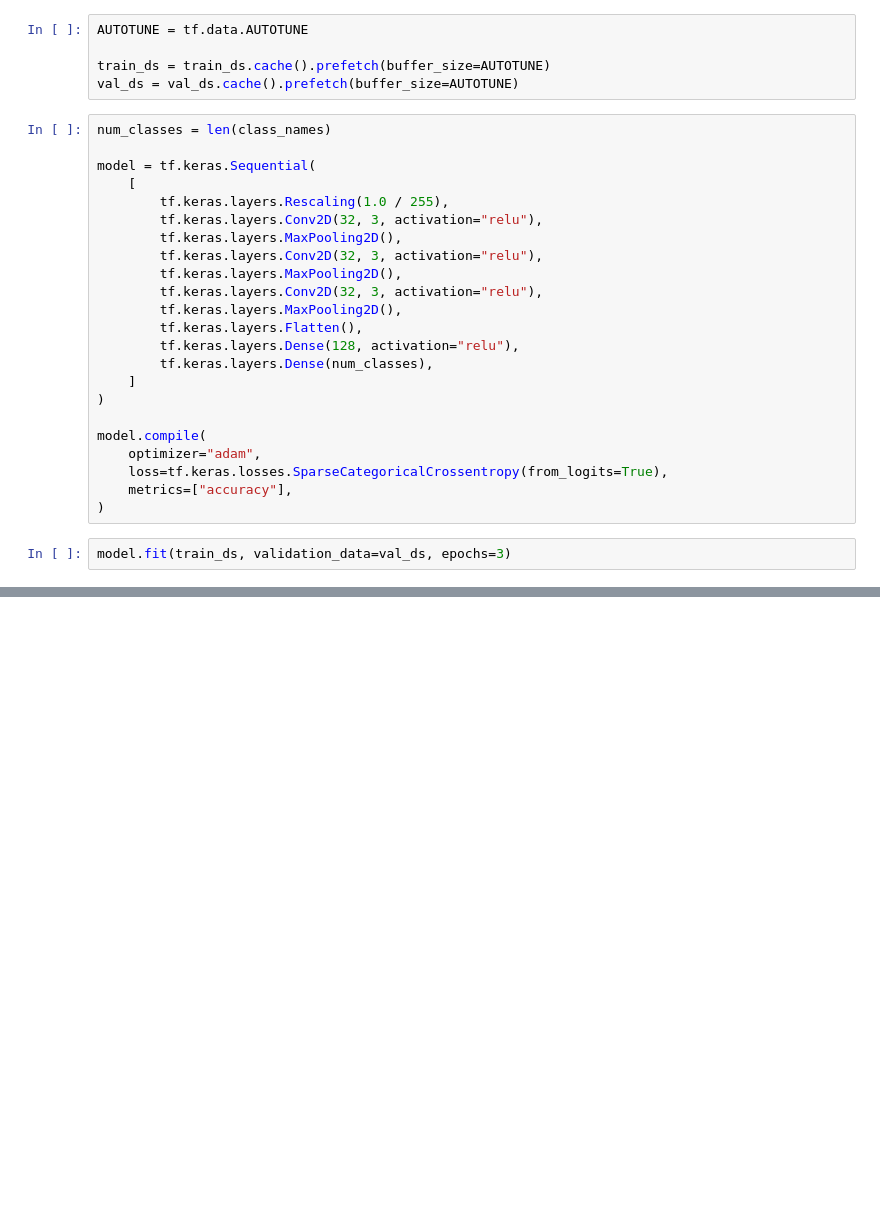
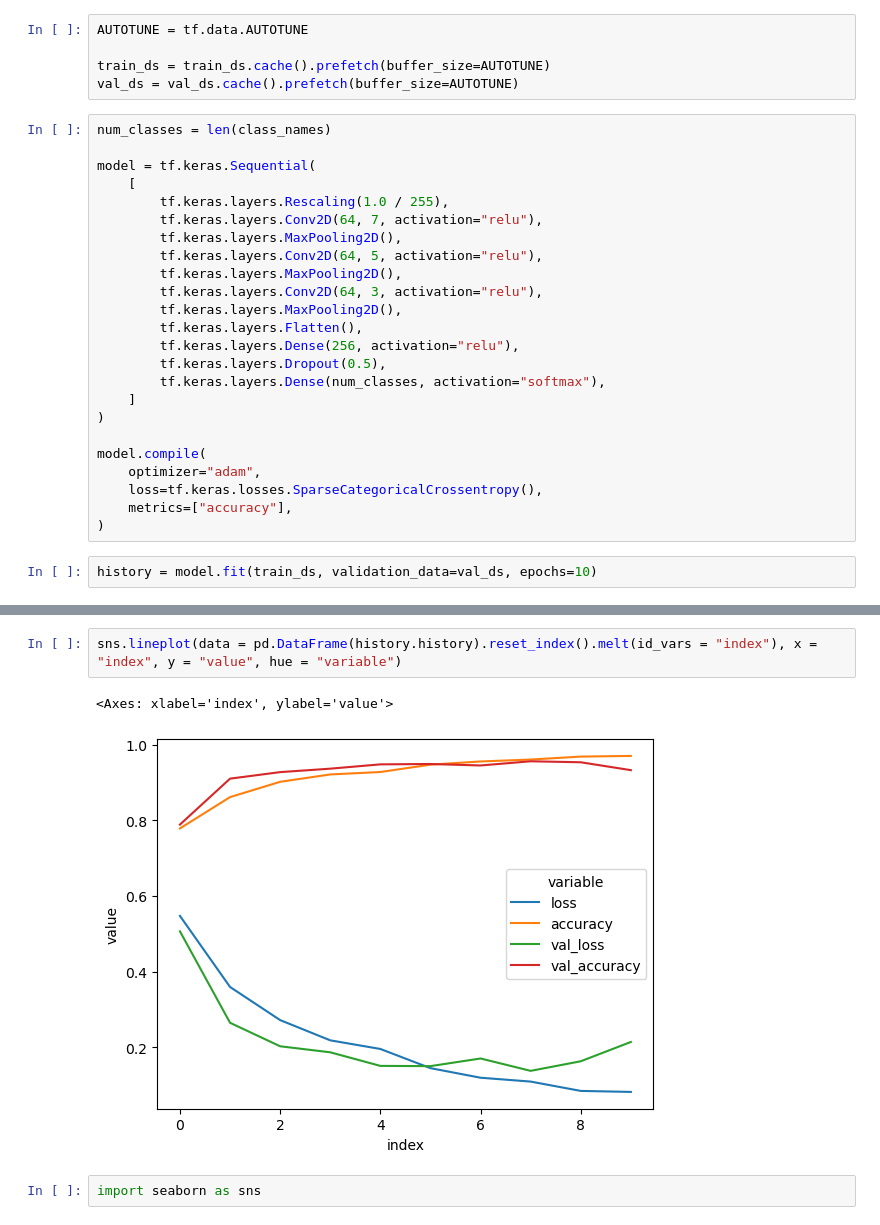
Before and after one commit to pedroteche-ih/maize-crop-diagnose, a Jupyter notebook: notebooks/Exploring the Data.ipynb, the cells around one changed output, grey strips where cells are left out. Saved outputs shown, nothing was run; the diff lists cells and outputs as text; blank space fills up the shorter version.

Commit message:
First simple model

```diff
--- a/notebooks/Exploring the Data.ipynb
+++ b/notebooks/Exploring the Data.ipynb
@@ -96,23 +118,24 @@ num_classes = len(class_names)
 model = tf.keras.Sequential(
     [
         tf.keras.layers.Rescaling(1.0 / 255),
-        tf.keras.layers.Conv2D(32, 3, activation="relu"),
+        tf.keras.layers.Conv2D(64, 7, activation="relu"),
         tf.keras.layers.MaxPooling2D(),
-        tf.keras.layers.Conv2D(32, 3, activation="relu"),
+        tf.keras.layers.Conv2D(64, 5, activation="relu"),
         tf.keras.layers.MaxPooling2D(),
-        tf.keras.layers.Conv2D(32, 3, activation="relu"),
+        tf.keras.layers.Conv2D(64, 3, activation="relu"),
         tf.keras.layers.MaxPooling2D(),
         tf.keras.layers.Flatten(),
-        tf.keras.layers.Dense(128, activation="relu"),
-        tf.keras.layers.Dense(num_classes),
+        tf.keras.layers.Dense(256, activation="relu"),
+        tf.keras.layers.Dropout(0.5),
+        tf.keras.layers.Dense(num_classes, activation="softmax"),
     ]
 )
 
 model.compile(
     optimizer="adam",
-    loss=tf.keras.losses.SparseCategoricalCrossentropy(from_logits=True),
+    loss=tf.keras.losses.SparseCategoricalCrossentropy(),
     metrics=["accuracy"],
 )
 # %%
-model.fit(train_ds, validation_data=val_ds, epochs=3)
+history = model.fit(train_ds, validation_data=val_ds, epochs=10)
 # %% [output]
@@ -124,0 +162,7 @@ InvalidArgumentError: Graph execution error:
+# %%
+sns.lineplot(data = pd.DataFrame(history.history).reset_index().melt(id_vars = "index"), x = "index", y = "value", hue = "variable")
+# %% [output]
+<Axes: xlabel='index', ylabel='value'>
+[figure, added]
+# %%
+import seaborn as sns
```
Also changed, not shown: parts of 8 cells of this notebook.
